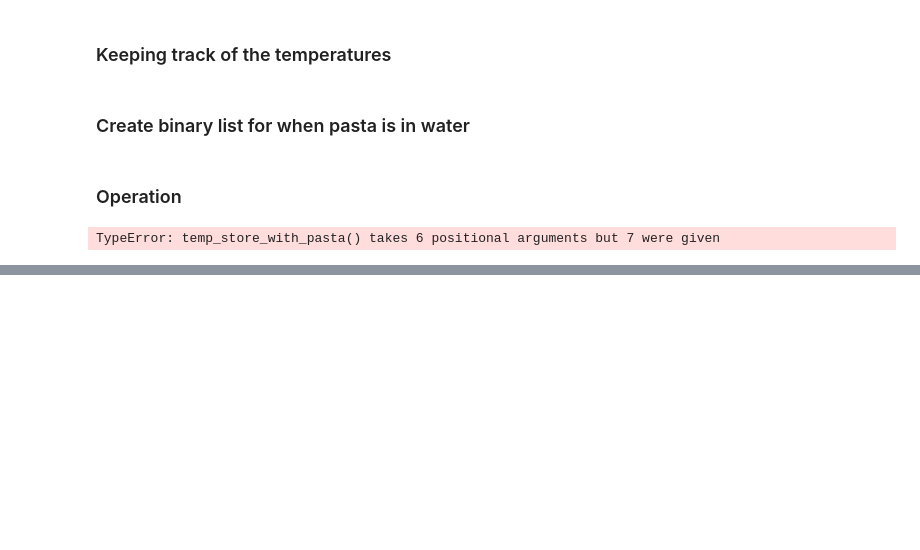
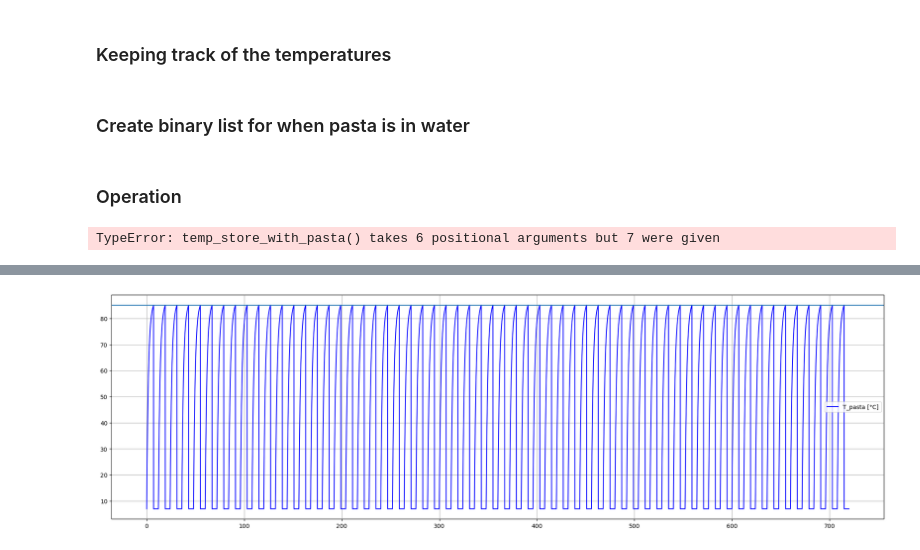
Before and after one commit to ahaeseli/SHC_project, a Jupyter notebook: control_strategy.ipynb, the cells around one changed output, grey strips where cells are left out. Saved outputs shown, nothing was run; the diff lists cells and outputs as text; code cells hidden in the pictures; blank space fills up the shorter version.

```diff
--- a/control_strategy.ipynb
+++ b/control_strategy.ipynb
@@ -343,0 +349,9 @@ Number of heat pump on-cycles = 0
+# %%
+plt.figure(figsize=(24,7))
+plt.plot(t / 60, T_pasta, 'b-', label='T_pasta [°C]')
+plt.axhline(y=85)
+plt.legend()
+plt.grid(True)
+plt.show()
+# %% [output]
+[figure, added]
```
Also changed, not shown: parts of 7 cells of this notebook.
